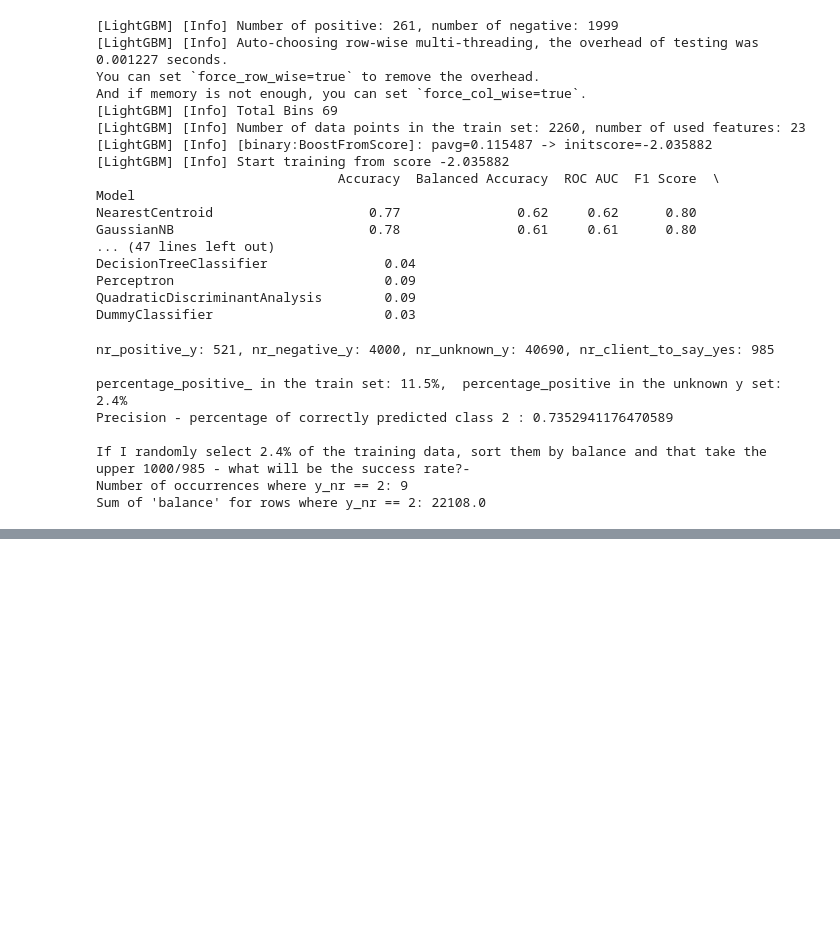
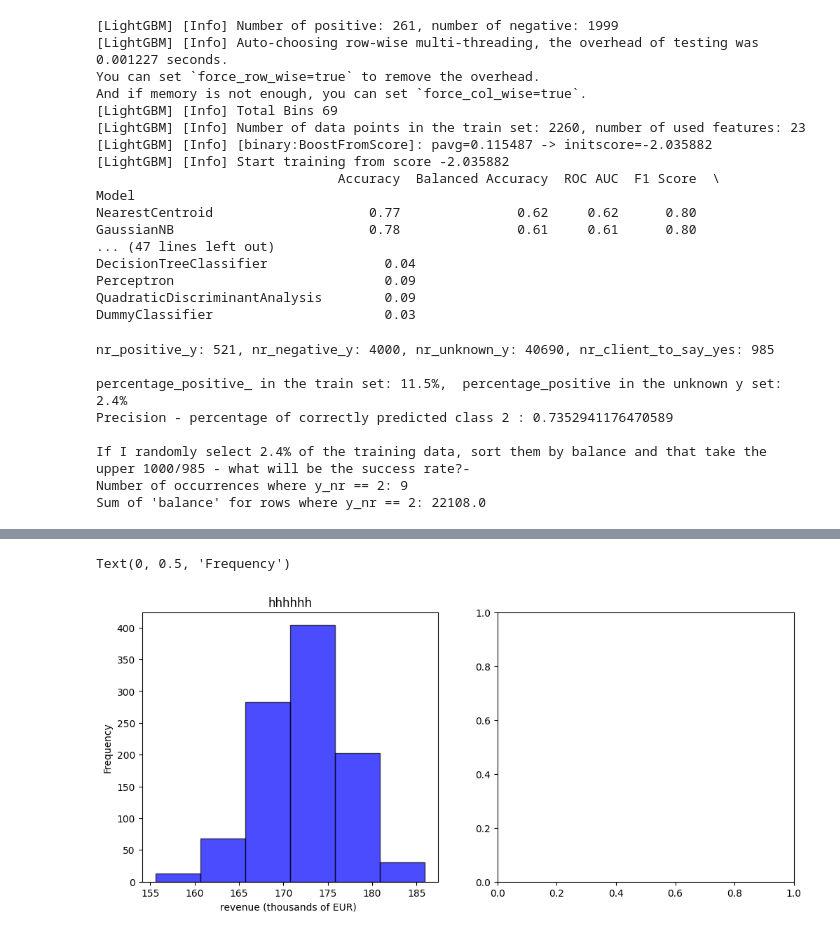
Before and after one commit to evakaldy/Bootcamp_Final_Project, a Jupyter notebook: 00_run.ipynb, the cells around one changed output, grey strips where cells are left out. Drawn from its saved outputs; the diff is of its cells as text; code cells hidden in the pictures; blank space fills up the shorter version.

Commit message:
Plot of revenue expected and random

```diff
--- a/00_run.ipynb
+++ b/00_run.ipynb
@@ -458,3 +458,79 @@ Precision - percentage of correctly predicted class 2 : 0.7352941176470589
 If I randomly select 2.4% of the training data, sort them by balance and that take the upper 1000/985 - what will be the success rate?-
 Number of occurrences where y_nr == 2: 9
 Sum of 'balance' for rows where y_nr == 2: 22108.0
+# %%
+def total_return_thousandsEUR(num_reached, balances, alpha=0.05):
+    return (-2 * num_reached + alpha * sum(balances) )/1000
+# -2 * num_reached: This represents the cost of reaching out to num_reached individuals.
+# calculates the total balance (or value) associated with the individuals reached.
+#
+def avg_return(num_reached, balances, alpha=0.05):
+    return total_return_thousandsEUR(num_reached, balances, alpha) / num_reached
+
+
+
+def random_balance_draw(balance_df, n_draw):
+  # Randomly select `n` rows from the DataFrame
+  # n_draw Specify the number of rows to sample
+  random_sample = balance_df.sample(n=n_draw)  # Set a random state for reproducibility
+  alpha=0.05
+
+  total_revenue_rd = 0.001 * ( alpha * random_sample.sum() -2 * len(balance_df))
+  # multiply by 0.001 to achive values in thousands of EUROS
+
+  return total_revenue_rd
+
+
+
+clients_to_contact = pd.read_csv("second_phase_target_evaluated.csv")
+clients_to_contact.columns
+
+# Filter the rows where 'client_id' matches 'target'
+balances_to_contact = merged_df[
+    merged_df['client_id'].isin(clients_to_contact['client_id'])
+]['balance']
+
+# Print or store the resulting column
+print(balances_to_contact)
+
+# If you want it as a DataFrame with 'client_id' and 'balance':
+result_df = merged_df[
+    merged_df['client_id'].isin(clients_to_contact['client_id'])
+][['client_id', 'balance']]
+
+result_df.columns
+
+# Check for negative values in 'balance' column
+negative_balances_count = (result_df['balance'] < 0).sum()
+# Print how many values were replaced
+print(f"{negative_balances_count} negative values were replaced with 0.")
+# Check if 'balance' column has negative values and replace them with 0
+result_df['balance_positive'] = result_df['balance'].apply(lambda x: max(x, 0))
+
+# Verify the changes
+print(result_df)
+
+total_revenue = 0.62*total_return_thousandsEUR(num_reached=len(clients_to_contact), balances=result_df['balance_positive'], alpha=0.05)
+print(f"total_revenue {total_revenue}")
+# The first recommends 985 clients (expected success rate 74%),
+# latter 2279 clients (expected success rate 57%). The overlap is 567 clients.
+# Totalling in 2697 recommended clients.
+
+(74*985 + 57*2279)/(985 + 2279)
+# result_df
+# total_revenue_rd = random_balance_draw(result_df['balance_positive'], 100)
+
+revenue_suggested_clients = []
+for i in range(1000):
+  a  = random_balance_draw(result_df['balance_positive'], round(.62*len(clients_to_contact)))
+  revenue_suggested_clients.append(a)
+
+# Create a figure with two subplots
+fig, axes = plt.subplots(1, 2, figsize=(12, 5), sharey=False)
+
+# Plot histogram for y_nr_2_counts
+axes[0].hist(revenue_suggested_clients, bins=6, color='blue', edgecolor='black', alpha=0.7, label='predicted clients')
+axes[0].set_title(f"hhhhhh")
+axes[0].set_xlabel("revenue (thousands of EUR) ")
+axes[0].set_ylabel("Frequency")
+# %% [output]
@@ -461,3 +554,5 @@ Sum of 'balance' for rows where y_nr == 2: 22108.0
+Text(0, 0.5, 'Frequency')
+[figure, added]
 # %%
 import pandas as pd
 
```
Also changed, not shown: parts of 5 cells of this notebook.
